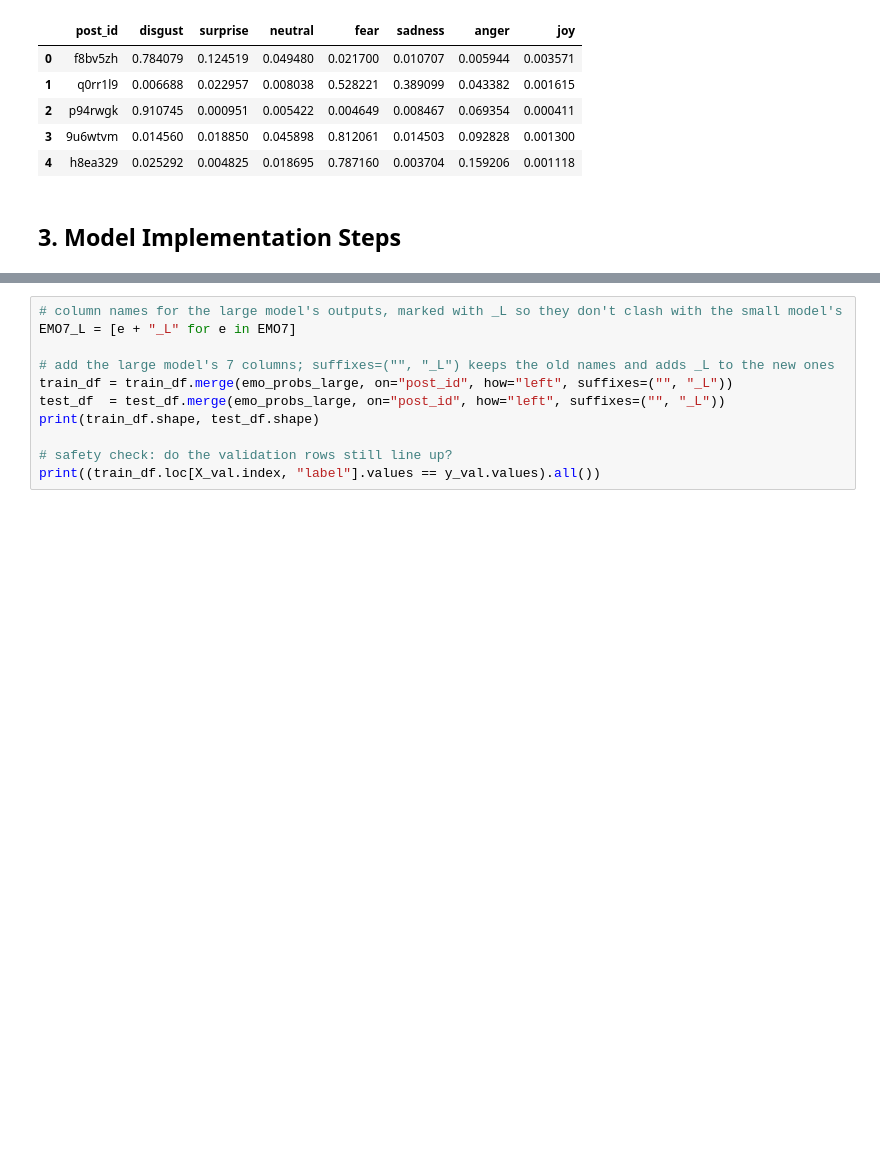
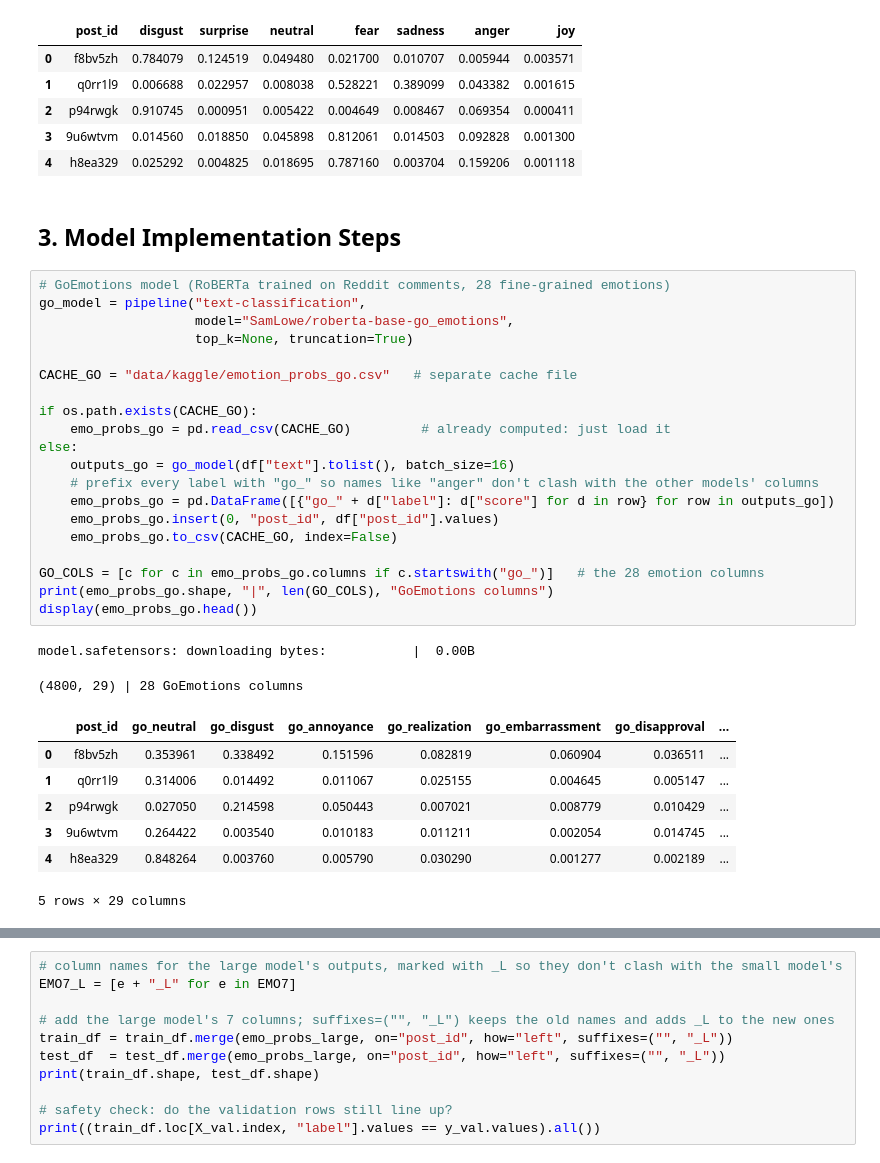
Before and after one commit to eon05/DM2026-Lab2-Exercise, a Jupyter notebook: DM2026-Lab2-Homework.ipynb, the cells around one changed output, grey strips where cells are left out. Cells and saved outputs as stored; diff of their text form; blank space fills up the shorter version.

Commit message:
Homework: three-model probability stack (0.6291)

```diff
--- a/DM2026-Lab2-Homework.ipynb
+++ b/DM2026-Lab2-Homework.ipynb
@@ -358,3 +358,33 @@ model.safetensors: downloading bytes:           |  0.00B
 | 4 | h8ea329 | 0.025292 | 0.004825 | 0.018695 | 0.787160 | 0.003704 | 0.159206 | 0.001118 |
 # %% [markdown]
 ## 3. Model Implementation Steps
+# %%
+# GoEmotions model (RoBERTa trained on Reddit comments, 28 fine-grained emotions)
+go_model = pipeline("text-classification",
+                    model="SamLowe/roberta-base-go_emotions",
+                    top_k=None, truncation=True)
+
+CACHE_GO = "data/kaggle/emotion_probs_go.csv"   # separate cache file
+
+if os.path.exists(CACHE_GO):
+    emo_probs_go = pd.read_csv(CACHE_GO)         # already computed: just load it
+else:
+    outputs_go = go_model(df["text"].tolist(), batch_size=16)
+    # prefix every label with "go_" so names like "anger" don't clash with the other models' columns
+    emo_probs_go = pd.DataFrame([{"go_" + d["label"]: d["score"] for d in row} for row in outputs_go])
+    emo_probs_go.insert(0, "post_id", df["post_id"].values)
+    emo_probs_go.to_csv(CACHE_GO, index=False)
+
+GO_COLS = [c for c in emo_probs_go.columns if c.startswith("go_")]   # the 28 emotion columns
+print(emo_probs_go.shape, "|", len(GO_COLS), "GoEmotions columns")
+display(emo_probs_go.head())
+# %% [output]
+model.safetensors: downloading bytes:           |  0.00B
+(4800, 29) | 28 GoEmotions columns
+|  | post_id | go_neutral | go_disgust | go_annoyance | go_realization | go_embarrassment | go_disapproval | ... |
+| 0 | f8bv5zh | 0.353961 | 0.338492 | 0.151596 | 0.082819 | 0.060904 | 0.036511 | ... |
+| 1 | q0rr1l9 | 0.314006 | 0.014492 | 0.011067 | 0.025155 | 0.004645 | 0.005147 | ... |
+| 2 | p94rwgk | 0.027050 | 0.214598 | 0.050443 | 0.007021 | 0.008779 | 0.010429 | ... |
+| 3 | 9u6wtvm | 0.264422 | 0.003540 | 0.010183 | 0.011211 | 0.002054 | 0.014745 | ... |
+| 4 | h8ea329 | 0.848264 | 0.003760 | 0.005790 | 0.030290 | 0.001277 | 0.002189 | ... |
+5 rows × 29 columns
```
Also changed, not shown: parts of 3 cells of this notebook, 1 other file.
